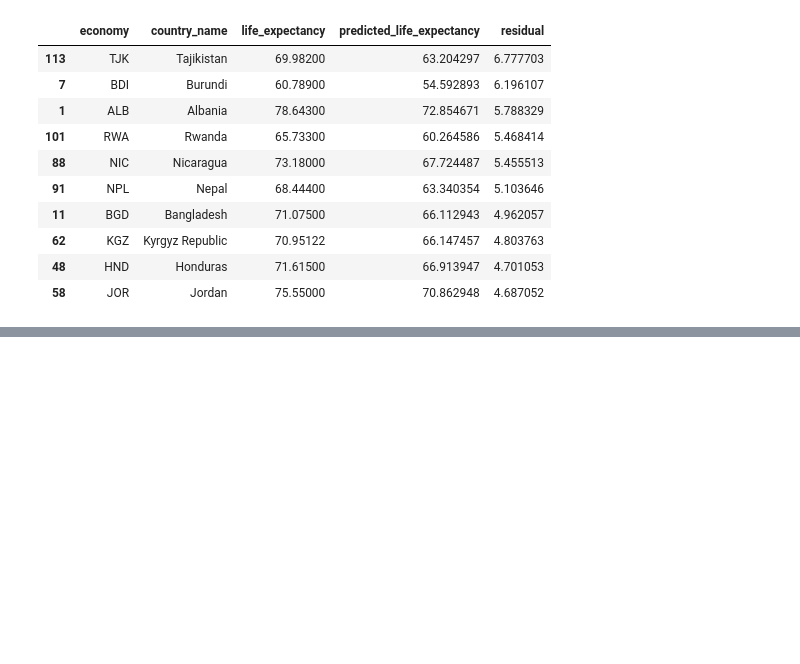
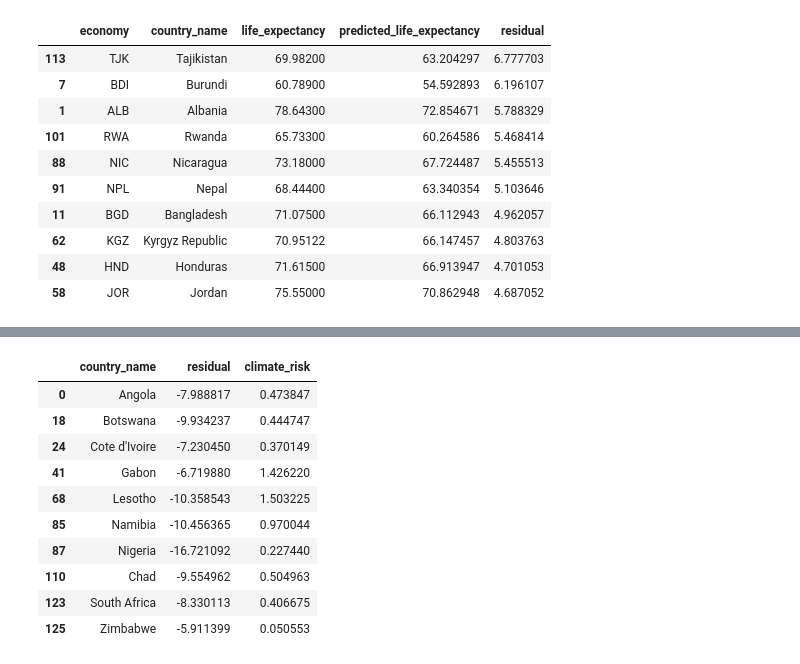
Before and after one commit to ambriapearce/life_expectancy_climate_risk, a Jupyter notebook: climate_risk.ipynb, the cells around one changed output, grey strips where cells are left out. Cells and saved outputs as stored; diff of their text form; code cells hidden in the pictures; blank space fills up the shorter version.

```diff
--- a/climate_risk.ipynb
+++ b/climate_risk.ipynb
@@ -881,0 +897,15 @@ merged_2016_model[['economy', 'country_name', 'life_expectancy', 'predicted_life
+# %%
+# check against climate risk
+merged_2016_model[merged_2016_model['economy'].isin(['NGA', 'NAM', 'LSO', 'BWA', 'TCD', 'ZAF', 'AGO', 'CIV', 'GAB', 'ZWE'])][['country_name', 'residual', 'climate_risk']]
+# %% [output]
+|  | country_name | residual | climate_risk |
+| 0 | Angola | -7.988817 | 0.473847 |
+| 18 | Botswana | -9.934237 | 0.444747 |
+| 24 | Cote d'Ivoire | -7.230450 | 0.370149 |
+| 41 | Gabon | -6.719880 | 1.426220 |
+| 68 | Lesotho | -10.358543 | 1.503225 |
+| 85 | Namibia | -10.456365 | 0.970044 |
+| 87 | Nigeria | -16.721092 | 0.227440 |
+| 110 | Chad | -9.554962 | 0.504963 |
+| 123 | South Africa | -8.330113 | 0.406675 |
+| 125 | Zimbabwe | -5.911399 | 0.050553 |
```
Also changed, not shown: parts of 12 cells of this notebook.
